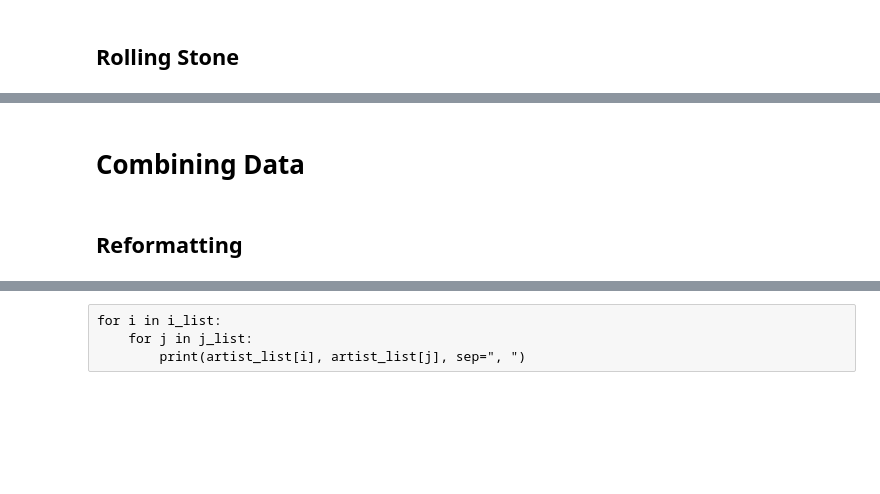
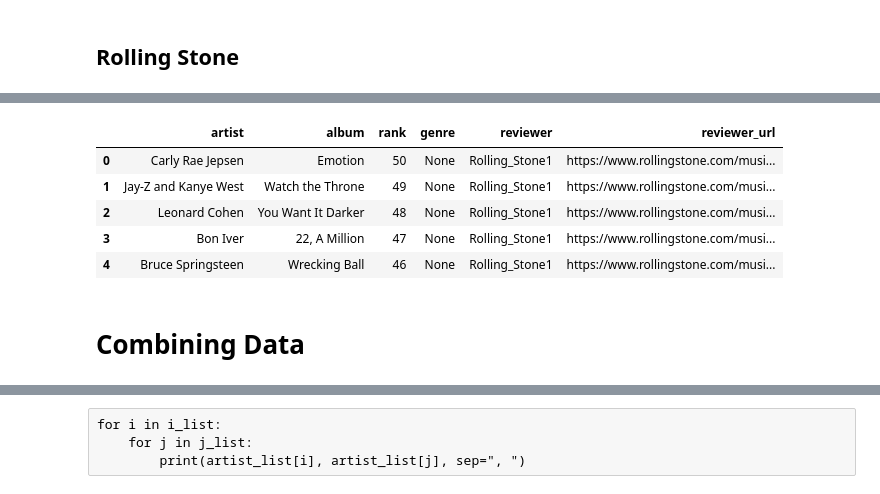
Before and after one commit to awray3/albums2010-2019, a Jupyter notebook: TopAlbums.ipynb, the cells around one changed output, grey strips where cells are left out. Saved outputs shown, nothing was run; the diff lists cells and outputs as text; code cells hidden in the pictures; blank space fills up the shorter version.

```diff
--- a/TopAlbums.ipynb
+++ b/TopAlbums.ipynb
@@ -370,0 +378,18 @@ rs_df.head()
+# %%
+roll_2.create_tags("header", class_="c-list__header")
+roll_2.trim("strings", "\n\t1234567890", right=True)
+roll_2.strings[5] = 'Hamilton, "Hamilton" Original Broadway Cast Recording'
+roll_2.split(', ')
+roll_2.transpose()
+roll_2.apply("albums", lambda x: x[1:-1])
+roll_2.create_df(ranks(50))
+
+# roll_2.print_data()
+roll_2.df.head()
+# %% [output]
+|  | artist | album | rank | genre | reviewer | reviewer_url |
+| 0 | Carly Rae Jepsen | Emotion | 50 | None | Rolling_Stone1 | https://www.rollingstone.com/musi... |
+| 1 | Jay-Z and Kanye West | Watch the Throne | 49 | None | Rolling_Stone1 | https://www.rollingstone.com/musi... |
+| 2 | Leonard Cohen | You Want It Darker | 48 | None | Rolling_Stone1 | https://www.rollingstone.com/musi... |
+| 3 | Bon Iver | 22, A Million | 47 | None | Rolling_Stone1 | https://www.rollingstone.com/musi... |
+| 4 | Bruce Springsteen | Wrecking Ball | 46 | None | Rolling_Stone1 | https://www.rollingstone.com/musi... |
@@ -371,4 +398,2 @@ rs_df.head()
 # %% [markdown]
 # Combining Data
-# %% [markdown]
-## Reformatting
```
Also changed, not shown: parts of 125 cells of this notebook.
